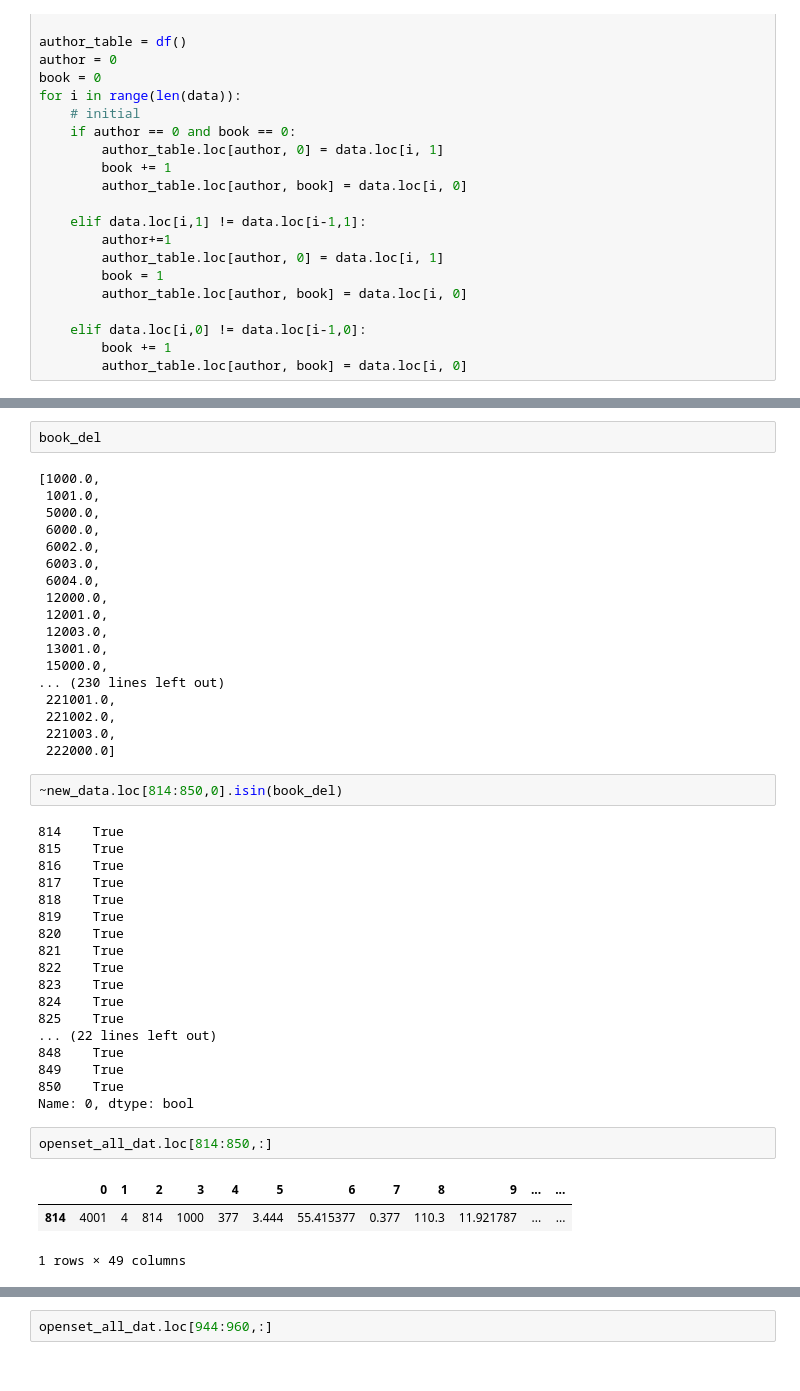
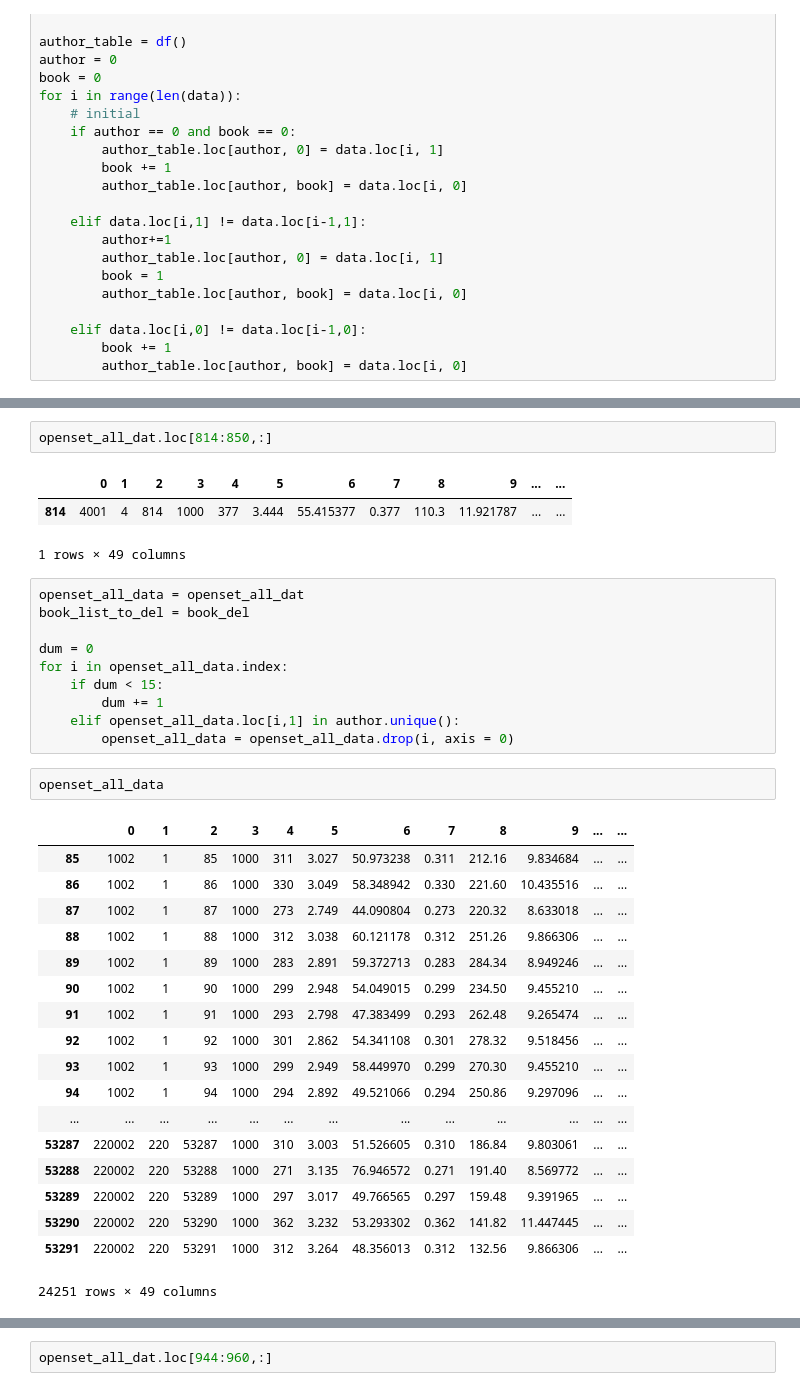
Before and after one commit to lawofearth/ThaiStylometry, a Jupyter notebook: TrainTest.ipynb, the cells around one changed output, grey strips where cells are left out. Cells and saved outputs as stored; diff of their text form.

```diff
--- a/TrainTest.ipynb
+++ b/TrainTest.ipynb
@@ -99,46 +131,37 @@ for j in range(1,6):
-# %%
-book_del
-# %% [output]
-[1000.0,
- 1001.0,
- 5000.0,
- 6000.0,
- 6002.0,
- 6003.0,
- 6004.0,
- 12000.0,
- 12001.0,
- 12003.0,
- 13001.0,
- 15000.0,
-... (230 lines left out)
- 221001.0,
- 221002.0,
- 221003.0,
- 222000.0]
-# %%
-~new_data.loc[814:850,0].isin(book_del)
-# %% [output]
-814    True
-815    True
-816    True
-817    True
-818    True
-819    True
-820    True
-821    True
-822    True
-823    True
-824    True
-825    True
-... (22 lines left out)
-848    True
-849    True
-850    True
-Name: 0, dtype: bool
 # %%
 openset_all_dat.loc[814:850,:]
 # %% [output]
 |  | 0 | 1 | 2 | 3 | 4 | 5 | 6 | 7 | 8 | 9 | ... | ... |
 | 814 | 4001 | 4 | 814 | 1000 | 377 | 3.444 | 55.415377 | 0.377 | 110.3 | 11.921787 | ... | ... |
 1 rows × 49 columns
+# %%
+openset_all_data = openset_all_dat
+book_list_to_del = book_del
+
+dum = 0
+for i in openset_all_data.index:
+    if dum < 15:
+        dum += 1
+    elif openset_all_data.loc[i,1] in author.unique():
+        openset_all_data = openset_all_data.drop(i, axis = 0)
+# %%
+openset_all_data
+# %% [output]
+|  | 0 | 1 | 2 | 3 | 4 | 5 | 6 | 7 | 8 | 9 | ... | ... |
+| 85 | 1002 | 1 | 85 | 1000 | 311 | 3.027 | 50.973238 | 0.311 | 212.16 | 9.834684 | ... | ... |
+| 86 | 1002 | 1 | 86 | 1000 | 330 | 3.049 | 58.348942 | 0.330 | 221.60 | 10.435516 | ... | ... |
+| 87 | 1002 | 1 | 87 | 1000 | 273 | 2.749 | 44.090804 | 0.273 | 220.32 | 8.633018 | ... | ... |
+| 88 | 1002 | 1 | 88 | 1000 | 312 | 3.038 | 60.121178 | 0.312 | 251.26 | 9.866306 | ... | ... |
+| 89 | 1002 | 1 | 89 | 1000 | 283 | 2.891 | 59.372713 | 0.283 | 284.34 | 8.949246 | ... | ... |
+| 90 | 1002 | 1 | 90 | 1000 | 299 | 2.948 | 54.049015 | 0.299 | 234.50 | 9.455210 | ... | ... |
+| 91 | 1002 | 1 | 91 | 1000 | 293 | 2.798 | 47.383499 | 0.293 | 262.48 | 9.265474 | ... | ... |
+| 92 | 1002 | 1 | 92 | 1000 | 301 | 2.862 | 54.341108 | 0.301 | 278.32 | 9.518456 | ... | ... |
+| 93 | 1002 | 1 | 93 | 1000 | 299 | 2.949 | 58.449970 | 0.299 | 270.30 | 9.455210 | ... | ... |
+| 94 | 1002 | 1 | 94 | 1000 | 294 | 2.892 | 49.521066 | 0.294 | 250.86 | 9.297096 | ... | ... |
+| ... | ... | ... | ... | ... | ... | ... | ... | ... | ... | ... | ... | ... |
+| 53287 | 220002 | 220 | 53287 | 1000 | 310 | 3.003 | 51.526605 | 0.310 | 186.84 | 9.803061 | ... | ... |
+| 53288 | 220002 | 220 | 53288 | 1000 | 271 | 3.135 | 76.946572 | 0.271 | 191.40 | 8.569772 | ... | ... |
+| 53289 | 220002 | 220 | 53289 | 1000 | 297 | 3.017 | 49.766565 | 0.297 | 159.48 | 9.391965 | ... | ... |
+| 53290 | 220002 | 220 | 53290 | 1000 | 362 | 3.232 | 53.293302 | 0.362 | 141.82 | 11.447445 | ... | ... |
+| 53291 | 220002 | 220 | 53291 | 1000 | 312 | 3.264 | 48.356013 | 0.312 | 132.56 | 9.866306 | ... | ... |
+24251 rows × 49 columns
```
Also changed, not shown: parts of 5 cells of this notebook.
